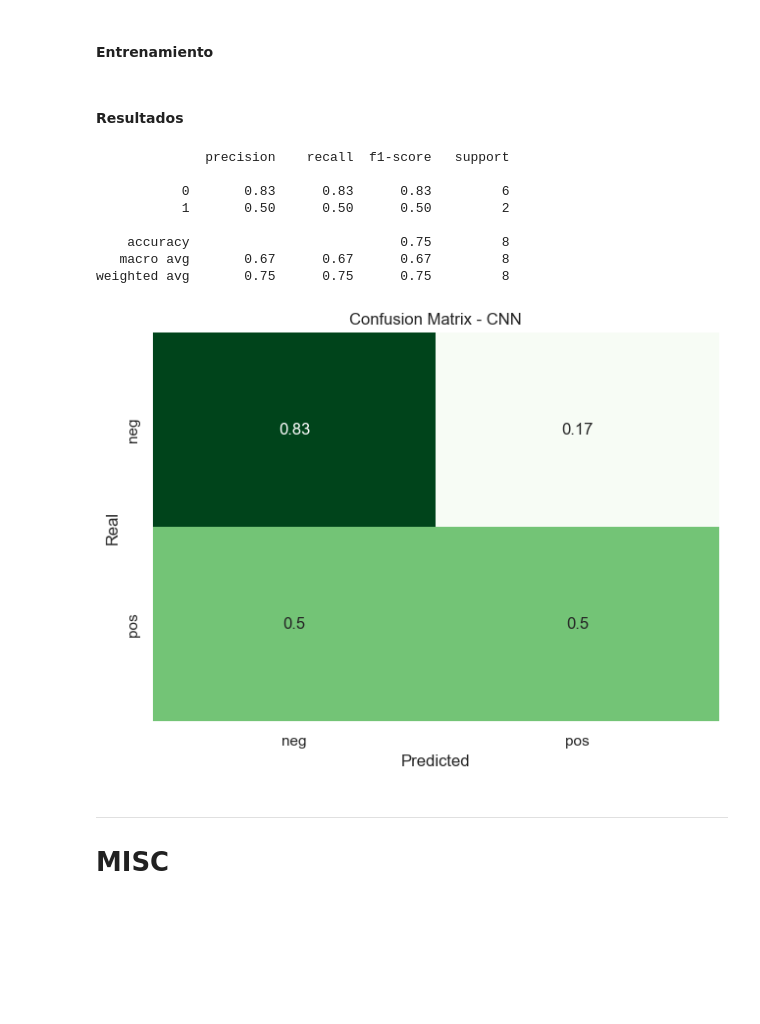
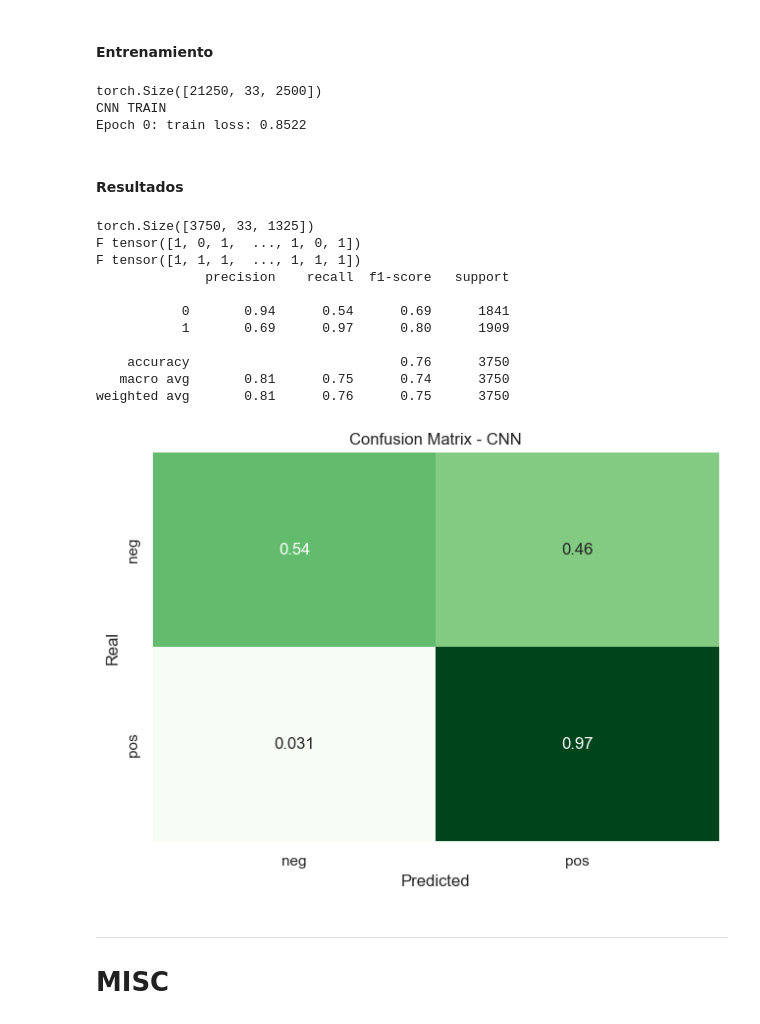
Before and after one commit to Adrian-Cespedes/Proy4-ML, a Jupyter notebook: mainCNN.ipynb, the cells around one changed output. Drawn from its saved outputs; the diff is of its cells as text; code cells hidden in the pictures; blank space fills up the shorter version.

```diff
--- a/mainCNN.ipynb
+++ b/mainCNN.ipynb
@@ -304,0 +319,9 @@ df_train, df_test = train_test_split(data_processed, test_size=0.15, random_stat
+# %%
+x_train_cq = np.array(df_train_cq['char_mat'].tolist())
+x_test_cq =  np.array(df_test_cq['char_mat'].tolist())
+n_features = x_train_cq[0].shape[1]
+n_chars =  x_train_cq[0].shape[0]
+
+print(f'Count of characters: {n_features}')
+print(f'Alfabet size: {n_chars}')
+print(x_train_cq.shape)
@@ -305,3 +332,9 @@ df_train, df_test = train_test_split(data_processed, test_size=0.15, random_stat
+# %%
+from sklearn.preprocessing import LabelEncoder
+
+label_encoder = LabelEncoder()
+y_train_cq = label_encoder.fit_transform(df_train_cq['label'])
+y_test_cq = label_encoder.transform(df_test_cq['label'])
 # %% [markdown]
 ----
 # 3. Experimentación
@@ -358,7 +402,7 @@ print(classification_report(y_test, y_pred))
 # %% [markdown]
 ### Funciones auxiliares
 # %%
-def train(model, loss_f, optimizer, epochs, train_loader):
+def train(model, loss_f, optimizer, epochs, train_loader,name):
     loss_lista = []
     for epoch in range(epochs):
         model.train()
@@ -379,7 +423,7 @@ def train(model, loss_f, optimizer, epochs, train_loader):
 
         avg_epoch_loss = epoch_loss / len(train_loader)
         loss_lista.append(avg_epoch_loss)
-
+        torch.save(model.state_dict(), f"models/{name}_epoch_{epoch}.pth")
         if epoch % 1 == 0:
             print('Epoch {}: train loss: {:.4f}'.format(epoch, avg_epoch_loss))
     return loss_lista
@@ -555,35 +603,47 @@ loss = torch.nn.CrossEntropyLoss() # Cross entropy
 optimizer = torch.optim.AdamW(modelCNN.parameters(), lr = 0.005,weight_decay=1e-5)
 # %%
 # x_test_dv = torch.tensor(x_test.toarray(), dtype=torch.float32)
-x_train_dv = torch.tensor(x_train_chi2.toarray(), dtype=torch.float32)
-x_train_dv = x_train_dv.reshape(-1, 1, n_features)
-y_train_dv = torch.tensor(y_train, dtype=torch.long)
+x_train_dv = torch.tensor(x_train_cq, dtype=torch.float32)
+#x_train_dv = x_train_dv.reshape(-1, 1, x_train_cq[0].shape[0], x_train_cq[0].shape[1])
+
+print(x_train_dv.shape)
+y_train_dv = torch.tensor(y_train_cq, dtype=torch.long)
+
 train_dataset = TensorDataset(x_train_dv, y_train_dv)
 train_loader = DataLoader(train_dataset, batch_size=BATCH_SIZE, shuffle=True)
 
 print("CNN TRAIN")
-loss_list = train(modelCNN, loss, optimizer, 10, train_loader)
+train(modelCNN, loss, optimizer, 10, train_loader,"modelCNN_A")
+# %% [output]
+torch.Size([21250, 33, 2500])
+CNN TRAIN
+Epoch 0: train loss: 0.8522
 # %% [markdown]
 #### Resultados
 # %%
 # x_test_dv = torch.tensor(x_test.toarray(), dtype=torch.float32)
-x_test_dv = torch.tensor(x_test_chi2.toarray(), dtype=torch.float32)
-x_test_dv = x_test_dv.reshape(-1, 1, n_features)
-y_test_dv = torch.tensor(y_test, dtype=torch.long)
+x_test_dv = torch.tensor(x_test_cq, dtype=torch.float32)
+print(x_test_dv.shape)
+#x_test_dv = x_test_dv.reshape(-1, 1, n_features)
+
+y_test_dv = torch.tensor(y_test_cq, dtype=torch.long)
 test_dataset = TensorDataset(x_test_dv, y_test_dv)
 test_loader = DataLoader(test_dataset, batch_size=BATCH_SIZE, shuffle=True)
 
 test(modelCNN, test_loader, "CNN")
 # %% [output]
+torch.Size([3750, 33, 1325])
+F tensor([1, 0, 1,  ..., 1, 0, 1])
+F tensor([1, 1, 1,  ..., 1, 1, 1])
               precision    recall  f1-score   support
 
-           0       0.83      0.83      0.83         6
-           1       0.50      0.50      0.50         2
+           0       0.94      0.54      0.69      1841
+           1       0.69      0.97      0.80      1909
 
-    accuracy                           0.75         8
-   macro avg       0.67      0.67      0.67         8
-weighted avg       0.75      0.75      0.75         8
+    accuracy                           0.76      3750
+   macro avg       0.81      0.75      0.74      3750
+weighted avg       0.81      0.76      0.75      3750
-[figure, old version]
+[figure, new version]
 # %%
 #Exportar datos a csv
 x_submit_t = torch.tensor(x_submit_chi2.toarray(), dtype=torch.float32)
```
Also changed, not shown: parts of 7 cells of this notebook.
